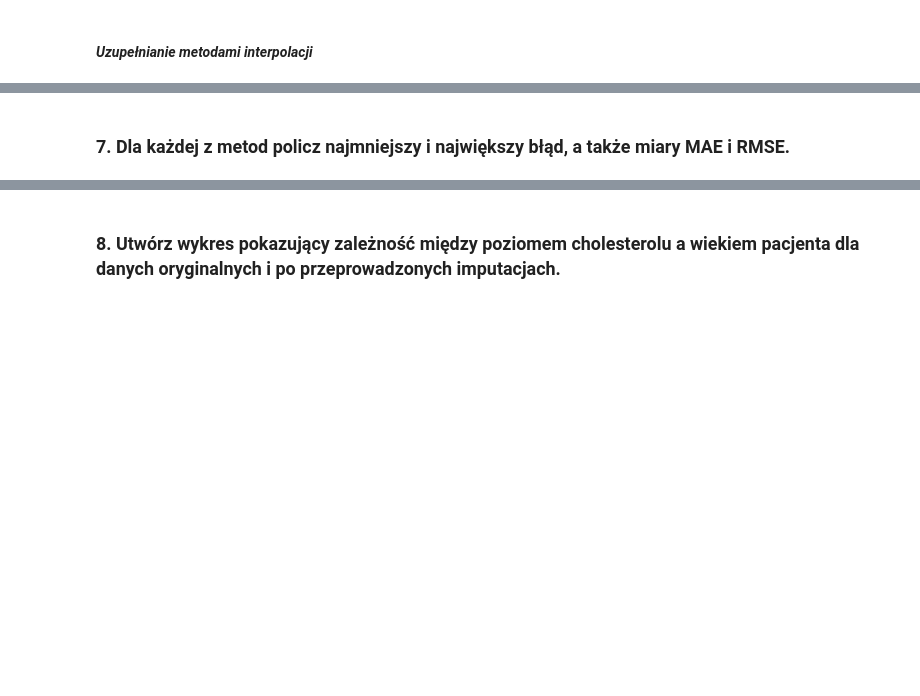
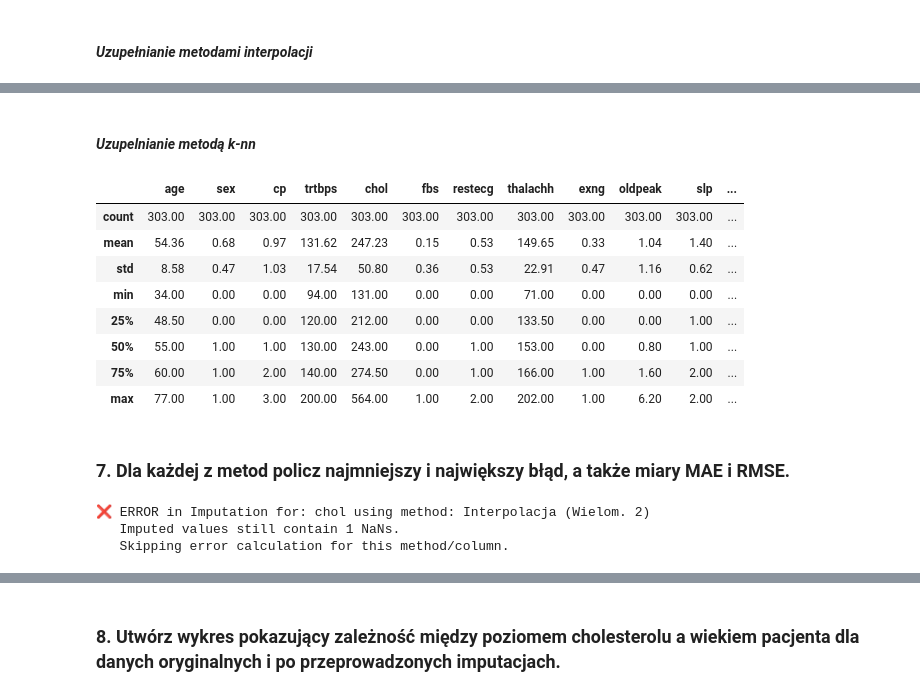
Before and after one commit to Remko23/Data-Science-Club, a Jupyter notebook: Data Imputation/imputation.ipynb, the cells around one changed output, grey strips where cells are left out. Saved outputs shown, nothing was run; the diff lists cells and outputs as text; code cells hidden in the pictures; blank space fills up the shorter version.

```diff
--- a/Data Imputation/imputation.ipynb
+++ b/Data Imputation/imputation.ipynb
@@ -263,2 +284,21 @@ interpolation_fill2.describe()
+# %% [markdown]
+#### *Uzupelnianie metodą k-nn*
+# %%
+from sklearn.impute import KNNImputer
+
+imputer = KNNImputer(n_neighbors=5)
+knn_fill = pd.DataFrame(imputer.fit_transform(rand_data), columns=rand_data.columns, index = rand_data.index)
+
+knn_fill.describe()
+# %% [output]
+|  | age | sex | cp | trtbps | chol | fbs | restecg | thalachh | exng | oldpeak | slp | ... |
+| count | 303.00 | 303.00 | 303.00 | 303.00 | 303.00 | 303.00 | 303.00 | 303.00 | 303.00 | 303.00 | 303.00 | ... |
+| mean | 54.36 | 0.68 | 0.97 | 131.62 | 247.23 | 0.15 | 0.53 | 149.65 | 0.33 | 1.04 | 1.40 | ... |
+| std | 8.58 | 0.47 | 1.03 | 17.54 | 50.80 | 0.36 | 0.53 | 22.91 | 0.47 | 1.16 | 0.62 | ... |
+| min | 34.00 | 0.00 | 0.00 | 94.00 | 131.00 | 0.00 | 0.00 | 71.00 | 0.00 | 0.00 | 0.00 | ... |
+| 25% | 48.50 | 0.00 | 0.00 | 120.00 | 212.00 | 0.00 | 0.00 | 133.50 | 0.00 | 0.00 | 1.00 | ... |
+| 50% | 55.00 | 1.00 | 1.00 | 130.00 | 243.00 | 0.00 | 1.00 | 153.00 | 0.00 | 0.80 | 1.00 | ... |
+| 75% | 60.00 | 1.00 | 2.00 | 140.00 | 274.50 | 0.00 | 1.00 | 166.00 | 1.00 | 1.60 | 2.00 | ... |
+| max | 77.00 | 1.00 | 3.00 | 200.00 | 564.00 | 1.00 | 2.00 | 202.00 | 1.00 | 6.20 | 2.00 | ... |
 # %% [markdown]
 ### 7. Dla każdej z metod policz najmniejszy i największy błąd, a także miary MAE i RMSE.
@@ -265,2 +314,29 @@ interpolation_fill2.describe()
 # %%
-# Zrobic też
+from sklearn.metrics import mean_absolute_error, mean_squared_error
+
+columns_to_impute = ['age', 'chol']
+results = {}
+
+for col in columns_to_impute:
+    original_missing_values = data[col][rand_data[col].isna()]
+    col_results = {}
+
+    for method_name, imputed_data in imputation_methods.items():
+        imputed_values = imputed_data[col][rand_data[col].isna()]
+        errors = np.abs(original_missing_values - imputed_values)
+        min_error = errors.min() #min_blad
+        max_error = errors.max() #max_blad
+        mae = mean_absolute_error(original_missing_values, imputed_values) #MAE
+        rmse = np.sqrt(mean_squared_error(original_missing_values, imputed_values)) #RMSE
+        col_results[method_name] = {
+            "Najmniejszy Błąd": min_error,
+            "Największy Błąd": max_error,
+            "MAE": mae,
+            "RMSE": rmse
+        }
+
+    results[col] = pd.DataFrame.from_dict(col_results, orient='index')
+# %% [output]
+❌ ERROR in Imputation for: chol using method: Interpolacja (Wielom. 2)
+   Imputed values still contain 1 NaNs.
+   Skipping error calculation for this method/column.
```
Also changed, not shown: parts of 16 cells of this notebook, 2 other files.
